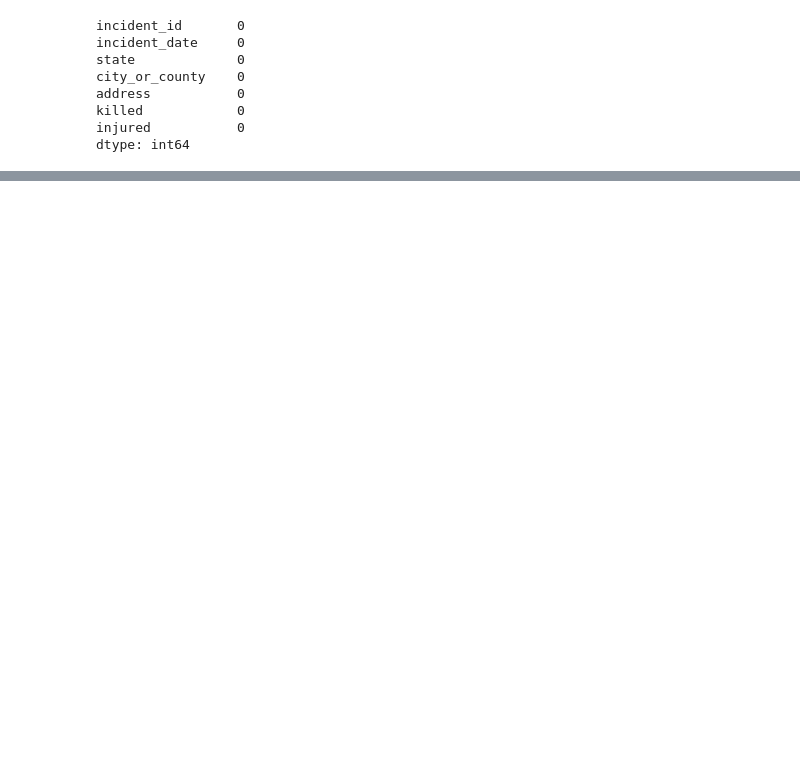
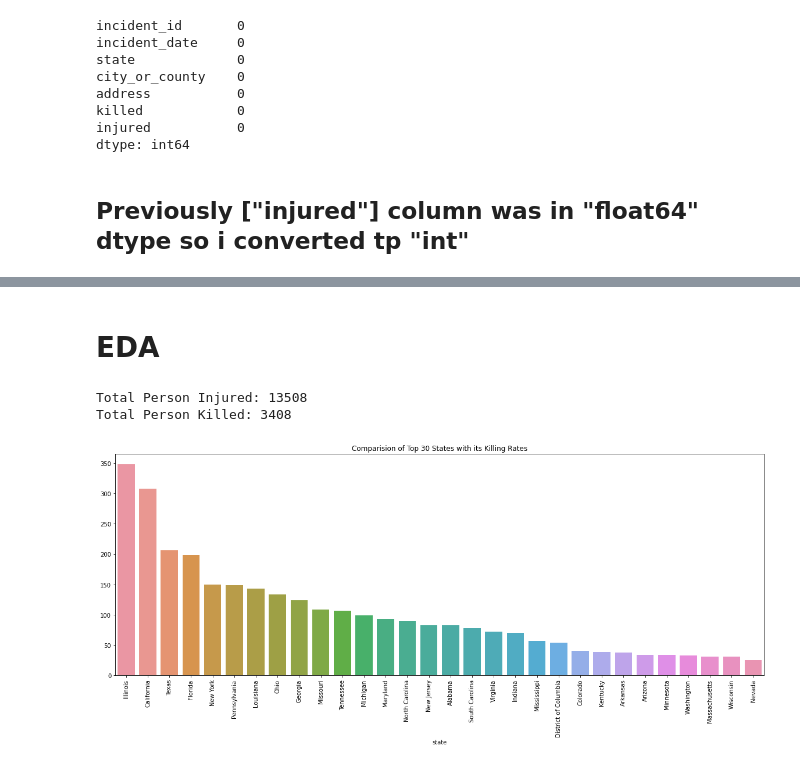
Before and after one commit to everydaycodings/Data-Science-End-To-End-Notebook-Project, a Jupyter notebook: EDA_On_U.S._Gun_Violence_Records_2014-2021.ipynb, the cells around one changed output, grey strips where cells are left out. Cells and saved outputs as stored; diff of their text form; code cells hidden in the pictures; blank space fills up the shorter version.

```diff
--- a/EDA_On_U.S._Gun_Violence_Records_2014-2021.ipynb
+++ b/EDA_On_U.S._Gun_Violence_Records_2014-2021.ipynb
@@ -42,6 +48,8 @@ address           0
 killed            0
 injured           0
 dtype: int64
+# %% [markdown]
+## Previously ["injured"] column was in "float64" dtype so i converted tp "int"
 # %%
 data["injured"] = data["injured"].astype("int")
 data.head()
@@ -60,0 +63,20 @@ plt.show()
+# %% [markdown]
+# EDA
+# %%
+injured_total = int(data.injured.sum())
+killed_total = int(data.killed.sum())
+
+print("Total Person Injured: {}".format(injured_total))
+print("Total Person Killed: {}".format(killed_total))
+# %% [output]
+Total Person Injured: 13508
+Total Person Killed: 3408
+# %%
+top30_kill_rates = data.groupby("state")["killed"].count().sort_values(ascending=False).head(30)
+plt.figure(figsize=(20,7))
+sns.barplot(x=top30_kill_rates.index, y=top30_kill_rates.values)
+plt.title('Comparision of Top 30 States with its Killing Rates')
+plt.xticks(rotation=90)
+plt.show()
+# %% [output]
+[figure, added]
```
Also changed, not shown: parts of 9 cells of this notebook.
